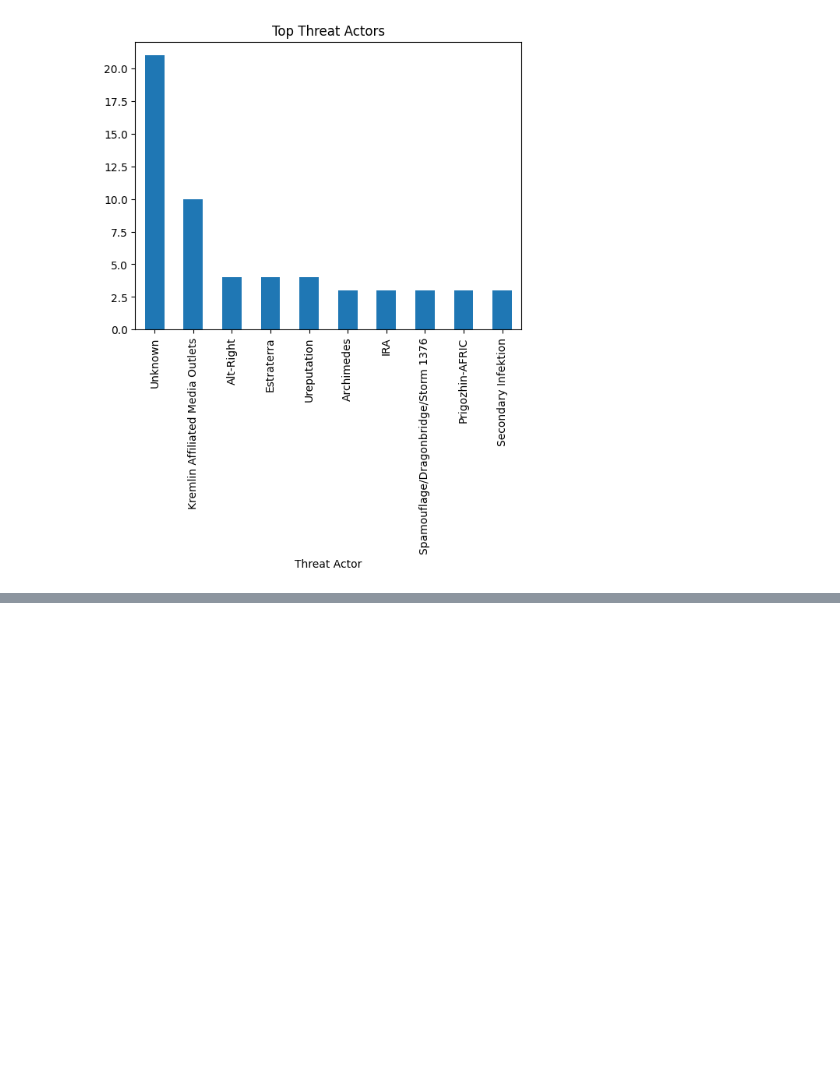
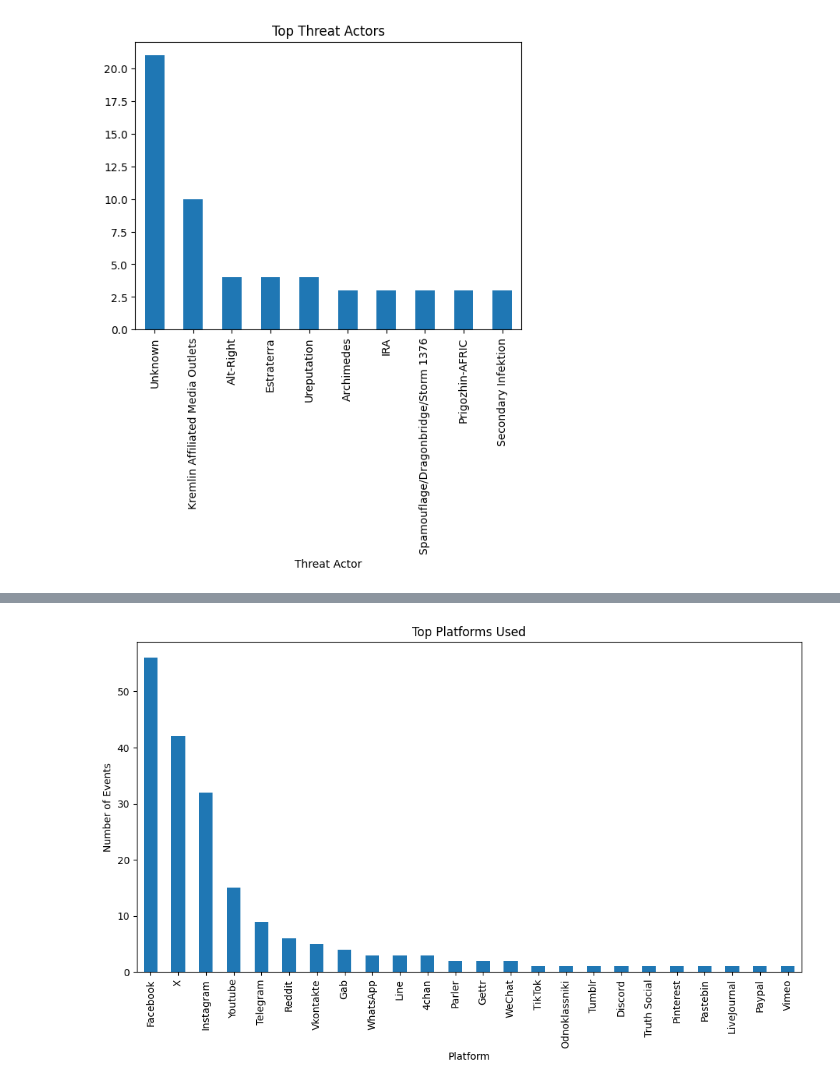
Before and after one commit to ckyria17/DSC511-Introduction, a Jupyter notebook: Task 1.ipynb, the cells around one changed output, grey strips where cells are left out. Cells and saved outputs as stored; diff of their text form; code cells hidden in the pictures; blank space fills up the shorter version.

```diff
--- a/Task 1.ipynb
+++ b/Task 1.ipynb
@@ -396,0 +525,17 @@ plt.show()
+# %%
+platform_cols = [
+    'Facebook','Instagram','X','Youtube','TikTok','Telegram','Gab',
+    'Parler','Gettr','Truth Social','Vkontakte','Odnoklassniki',
+    'Reddit','4chan','Discord','Tumblr','Pinterest','Paypal',
+    'LiveJournal','Pastebin','Vimeo','WhatsApp','WeChat','Line'
+]
+
+# Convert everything to numeric (invalid values become NaN)
+df[platform_cols] = df[platform_cols].apply(pd.to_numeric, errors='coerce')
+
+# Replace NaN with 0
+df[platform_cols] = df[platform_cols].fillna(0)
+# %%
+platform_usage = df[platform_cols].sum().sort_values(ascending=False)
+
+print(platform_usage)
@@ -397 +560,13 @@ plt.show()
+# %%
+plt.figure(figsize=(12,6))
+
+platform_usage.plot(kind='bar')
+
+plt.title("Top Platforms Used")
+plt.xlabel("Platform")
+plt.ylabel("Number of Events")
+
+plt.show()
+# %% [output]
+[figure, added]
 # %%
```
Also changed, not shown: parts of 31 cells of this notebook.
